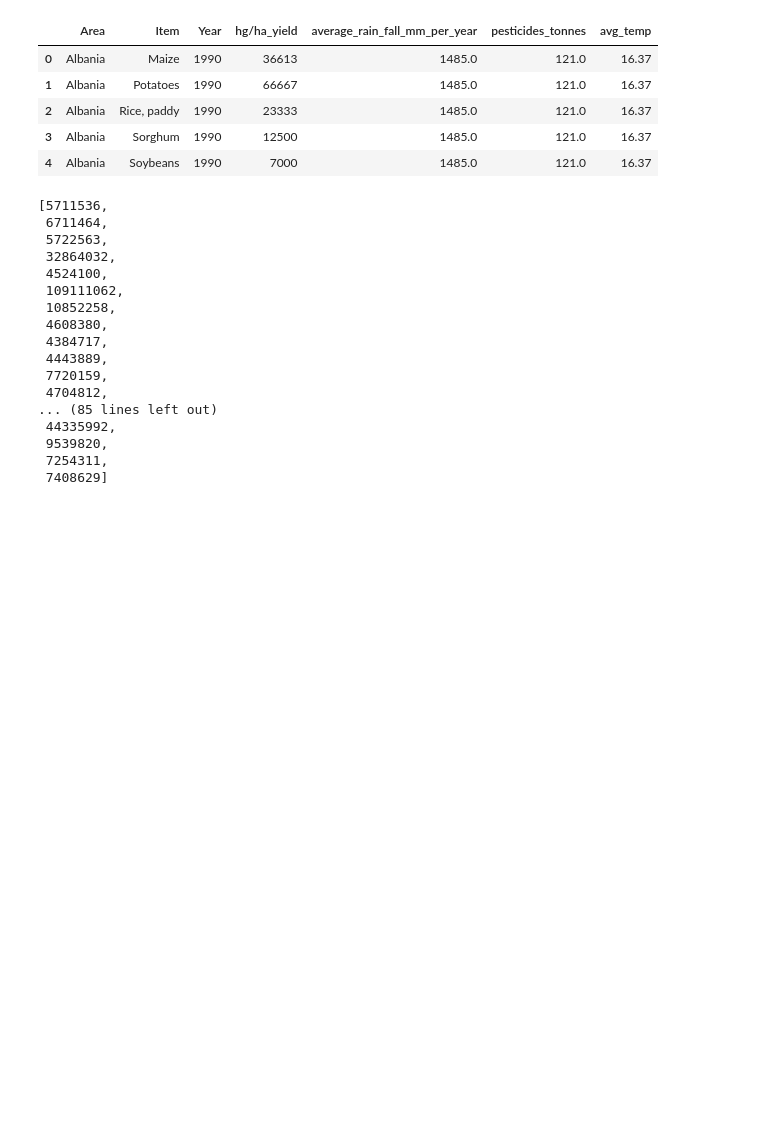
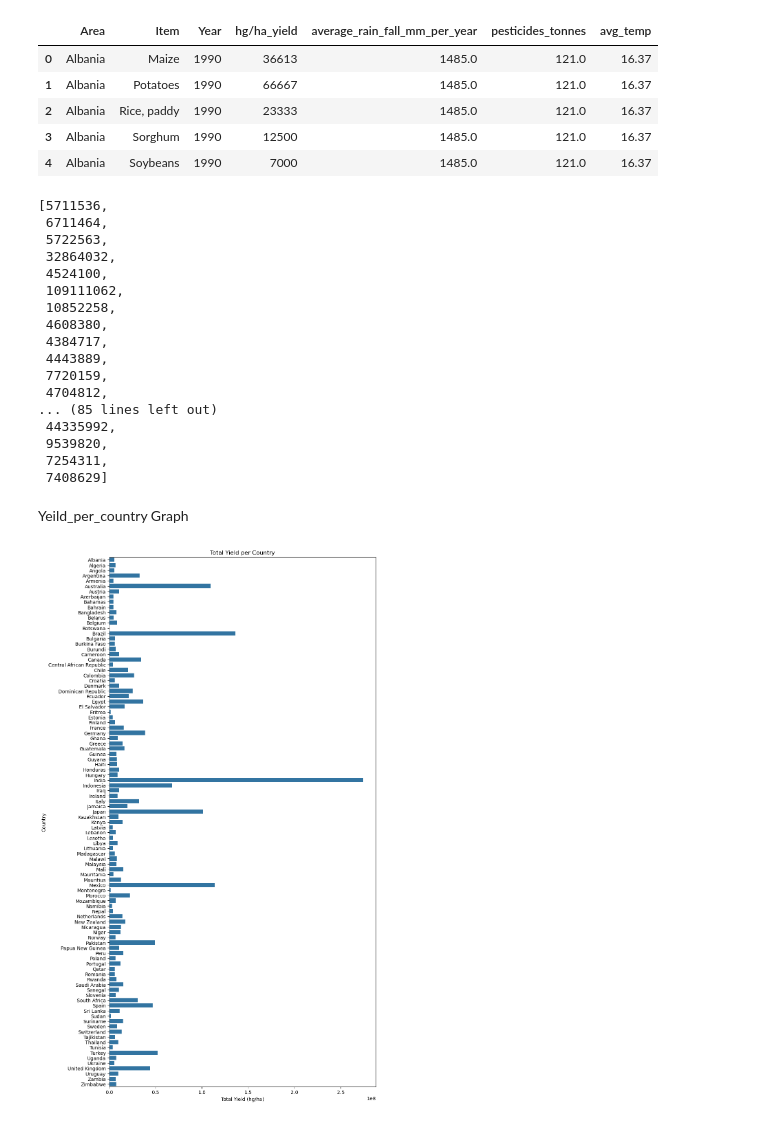
Before and after one commit to 18sharath/Crop-yield-predictor-Machine-learning-Project, a Jupyter notebook: crop_yield.ipynb, the cells around one changed output. Saved outputs shown, nothing was run; the diff lists cells and outputs as text; code cells hidden in the pictures; blank space fills up the shorter version.

```diff
--- a/crop_yield.ipynb
+++ b/crop_yield.ipynb
@@ -260,3 +263,14 @@ yeild_per_country
  9539820,
  7254311,
  7408629]
+# %% [markdown]
+Yeild_per_country Graph
+# %%
+plt.figure(figsize=(10, 20))
+sns.barplot(y=country, x=yeild_per_country, orient='h')  # 'orient="h"' ensures a horizontal bar plot
+plt.xlabel('Total Yield (hg/ha)')
+plt.ylabel('Country')
+plt.title('Total Yield per Country')
+plt.show()
+# %% [output]
+[figure, added]
```
Also changed, not shown: parts of 24 cells of this notebook.
